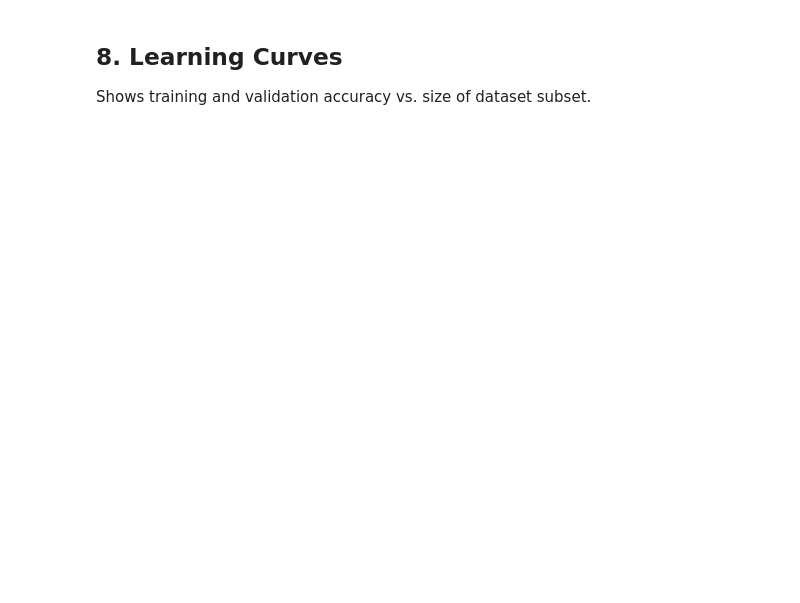
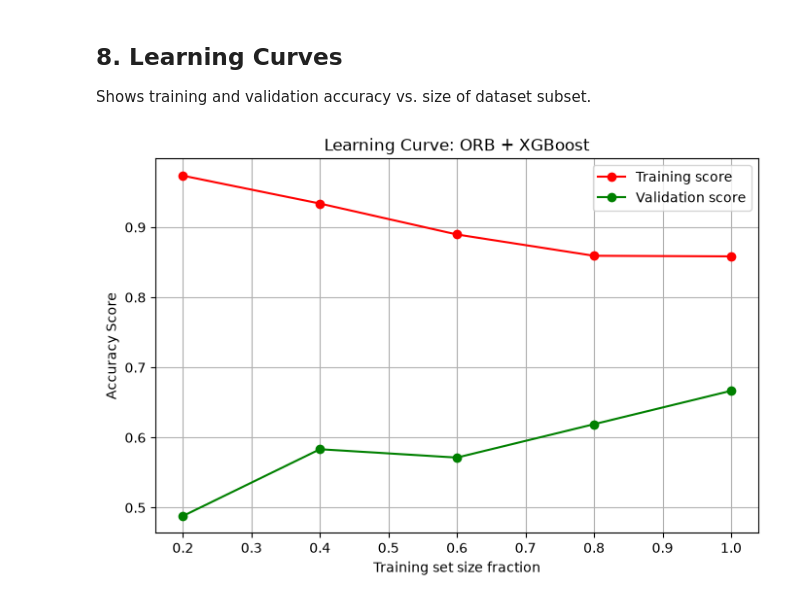
Before and after one commit to Agetooo/FlowerClassification, a Jupyter notebook: ORB_XGBoost.ipynb, the cells around one changed output. Drawn from its saved outputs; the diff is of its cells as text; code cells hidden in the pictures; blank space fills up the shorter version.

```diff
--- a/ORB_XGBoost.ipynb
+++ b/ORB_XGBoost.ipynb
@@ -245,30 +290,52 @@ Shows training and validation accuracy vs. size of dataset subset.
 # %%
 train_sizes = [0.2, 0.4, 0.6, 0.8, 1.0]
 lc_train = []
 lc_val = []
 
 for size in train_sizes:
     n_samples = int(size * len(X_train_fused))
     if n_samples < 10:
         n_samples = 10
     X_sub = X_train_fused[:n_samples]
     y_sub = y_train[:n_samples]
 
     if CLASSIFIER_NAME == "RandomForest":
-        clf = RandomForestClassifier(n_estimators=50, random_state=42, n_jobs=-1)
+        clf = RandomForestClassifier(
+            n_estimators=50,
+            max_depth=8,
+            min_samples_leaf=5,
+            min_samples_split=10,
+            max_features="sqrt",
+            class_weight="balanced",
+            random_state=42,
+            n_jobs=-1
+        )
     else:
-        clf = XGBClassifier(n_estimators=50, learning_rate=0.1, max_depth=4, eval_metric='mlogloss', random_state=42, n_jobs=-1)
+        clf = XGBClassifier(
+            n_estimators=50,
+            learning_rate=0.05,
+            max_depth=3,
+            subsample=0.7,
+            colsample_bytree=0.7,
+            reg_alpha=2.0,
+            reg_lambda=2.0,
+            eval_metric='mlogloss',
+            random_state=42,
+            n_jobs=-1
+        )
 
     clf.fit(X_sub, y_sub)
     lc_train.append(clf.score(X_sub, y_sub))
     lc_val.append(clf.score(X_val_fused, y_val))
 
 plt.figure(figsize=(8, 5))
 plt.plot(train_sizes, lc_train, 'o-', color="r", label="Training score")
 plt.plot(train_sizes, lc_val, 'o-', color="g", label="Validation score")
 plt.title(f"Learning Curve: {FEATURE_NAME} + {CLASSIFIER_NAME}")
 plt.xlabel("Training set size fraction")
 plt.ylabel("Accuracy Score")
 plt.grid(True)
 plt.legend()
 plt.show()
+# %% [output]
+[figure, added]
```
Also changed, not shown: parts of 5 cells of this notebook, 3 other files.
